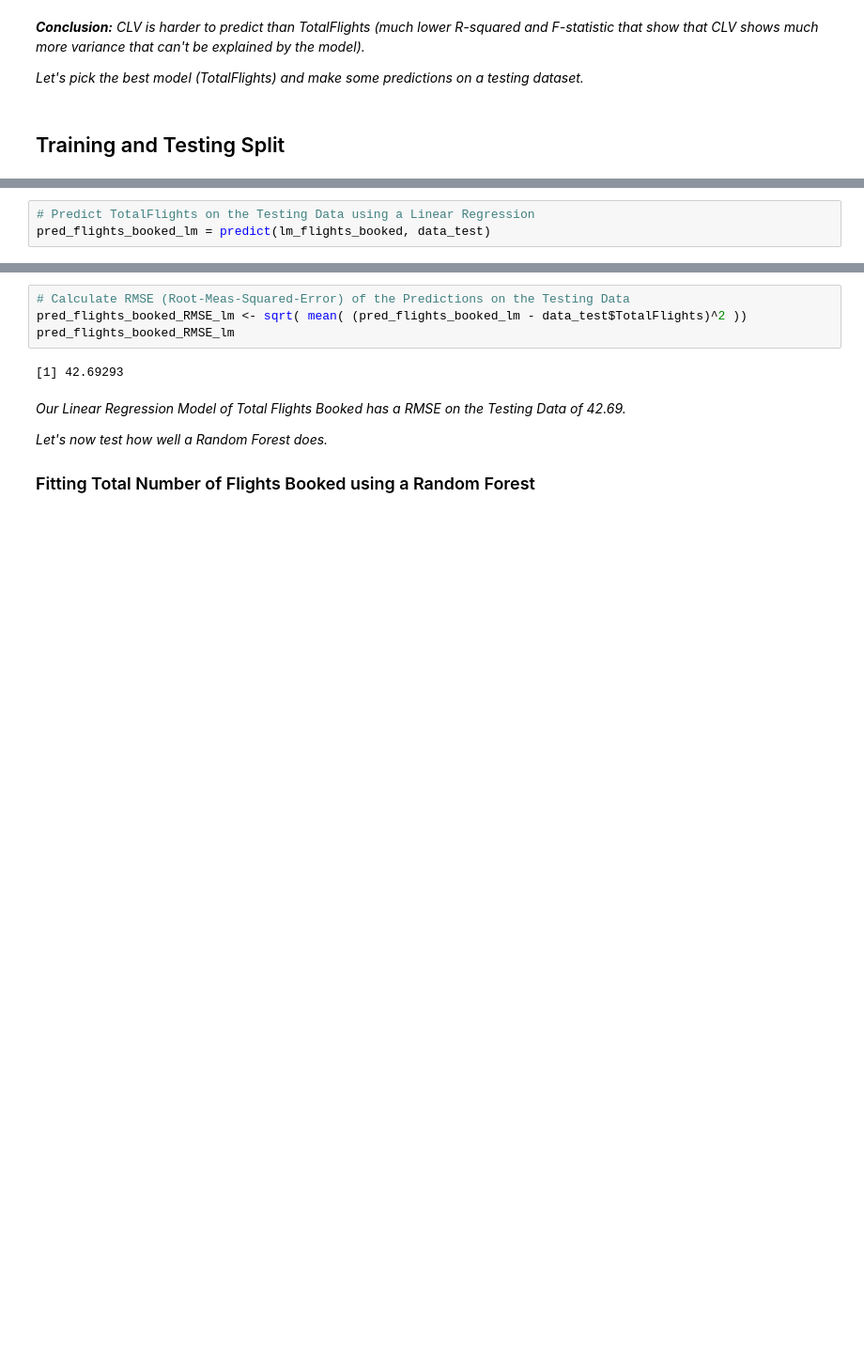
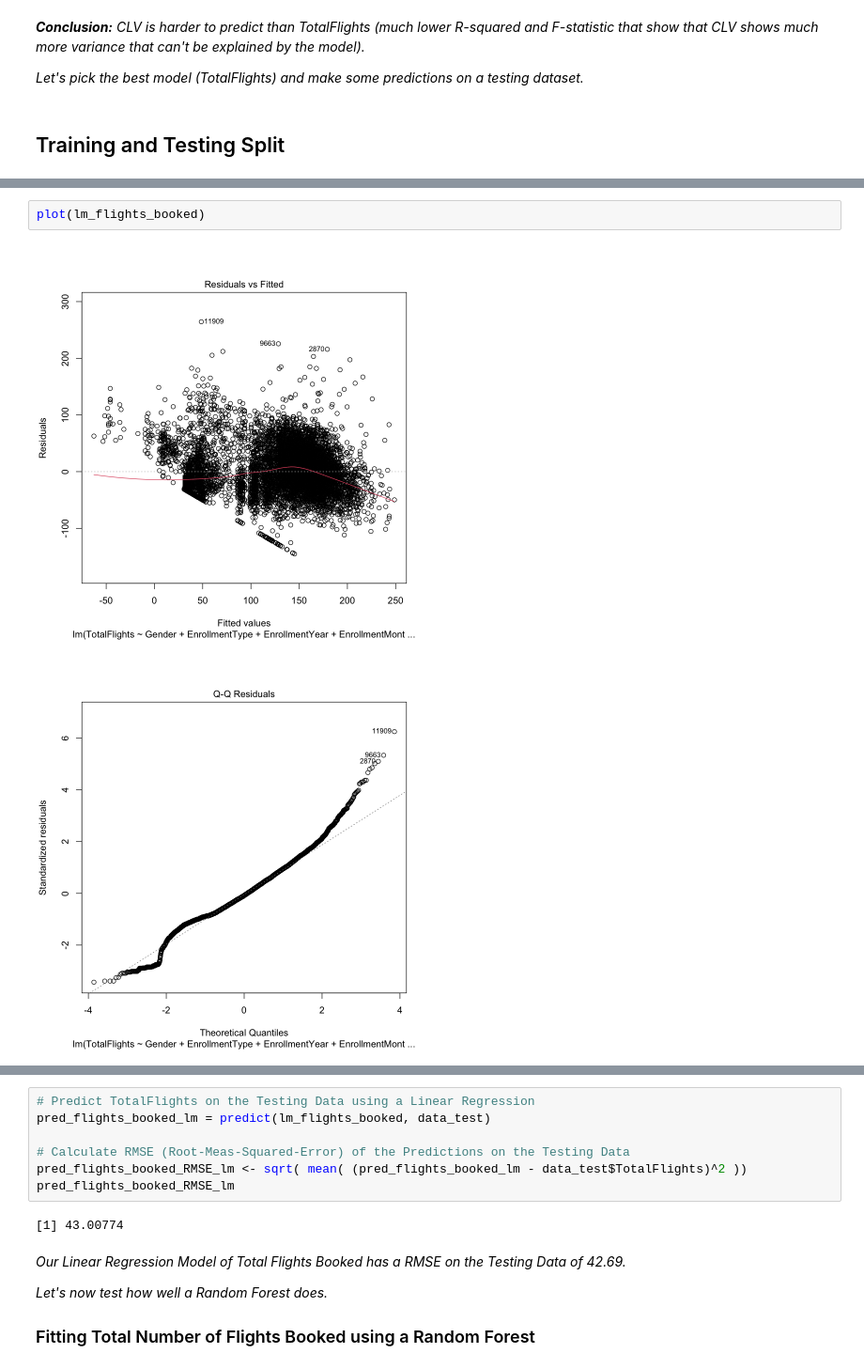
Before and after one commit to RAScheepmaker/STA5737-Applied-Analytics-Project, a Jupyter notebook: Code/STA5737-Project-Scheepmaker.ipynb, the cells around one changed output, grey strips where cells are left out. Shown at 94% size. Cells and saved outputs as stored; diff of their text form; blank space fills up the shorter version.

```diff
--- a/Code/STA5737-Project-Scheepmaker.ipynb
+++ b/Code/STA5737-Project-Scheepmaker.ipynb
@@ -752,3 +765,5 @@ F-statistic: 648.9 on 21 and 8715 DF,  p-value: < 2.2e-16
-# %%
-# Predict TotalFlights on the Testing Data using a Linear Regression
-pred_flights_booked_lm = predict(lm_flights_booked, data_test)
+# %%
+plot(lm_flights_booked)
+# %% [output]
+[figure, added]
+[figure, added]
@@ -755,9 +772,12 @@ pred_flights_booked_lm = predict(lm_flights_booked, data_test)
 # %%
+# Predict TotalFlights on the Testing Data using a Linear Regression
+pred_flights_booked_lm = predict(lm_flights_booked, data_test)
+
 # Calculate RMSE (Root-Meas-Squared-Error) of the Predictions on the Testing Data
 pred_flights_booked_RMSE_lm <- sqrt( mean( (pred_flights_booked_lm - data_test$TotalFlights)^2 ))
 pred_flights_booked_RMSE_lm
 # %% [output]
-[1] 42.69293
+[1] 43.00774
 # %% [markdown]
 *Our Linear Regression Model of Total Flights Booked has a RMSE on the Testing Data of 42.69.*
 
```
Also changed, not shown: parts of 36 cells of this notebook, 16 other files.
